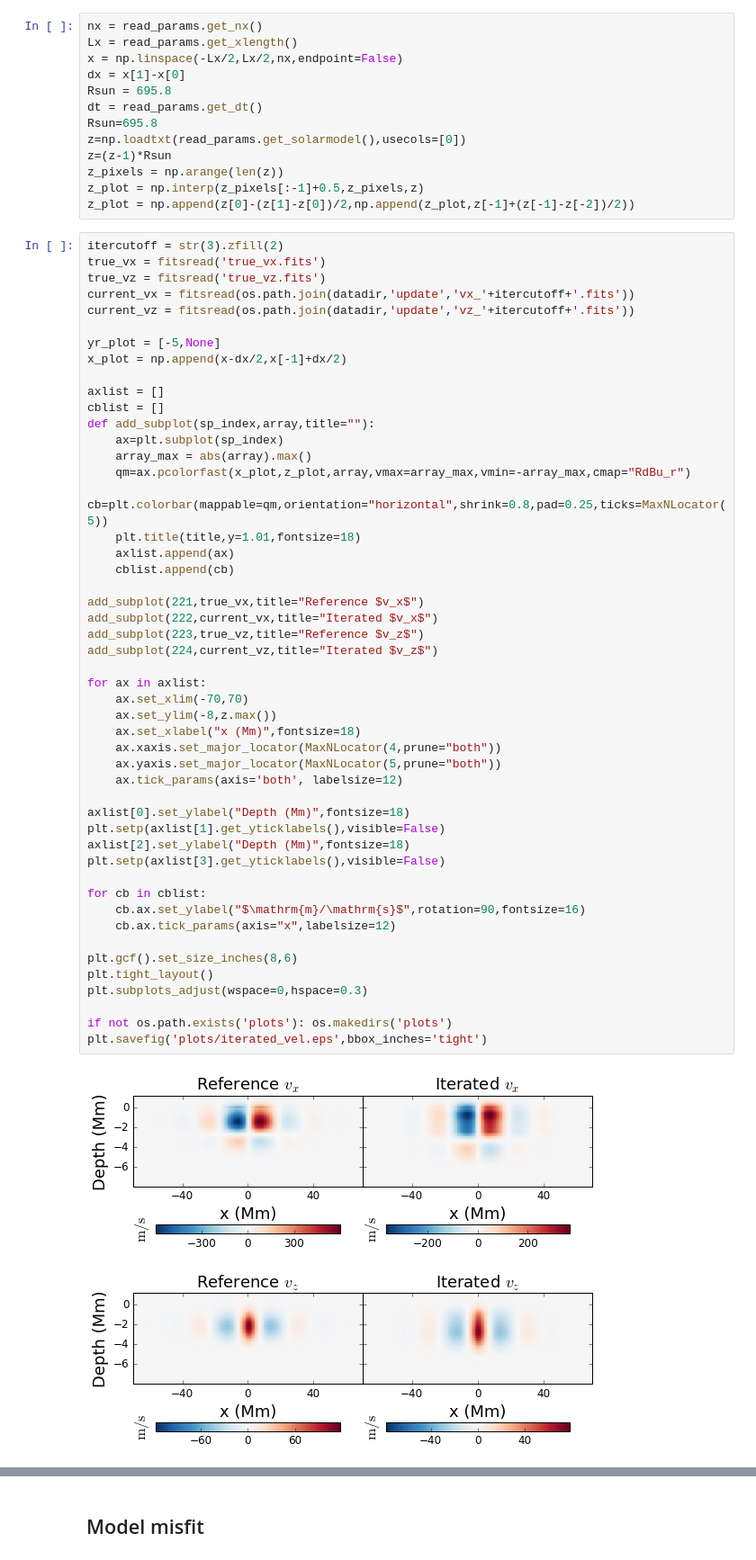
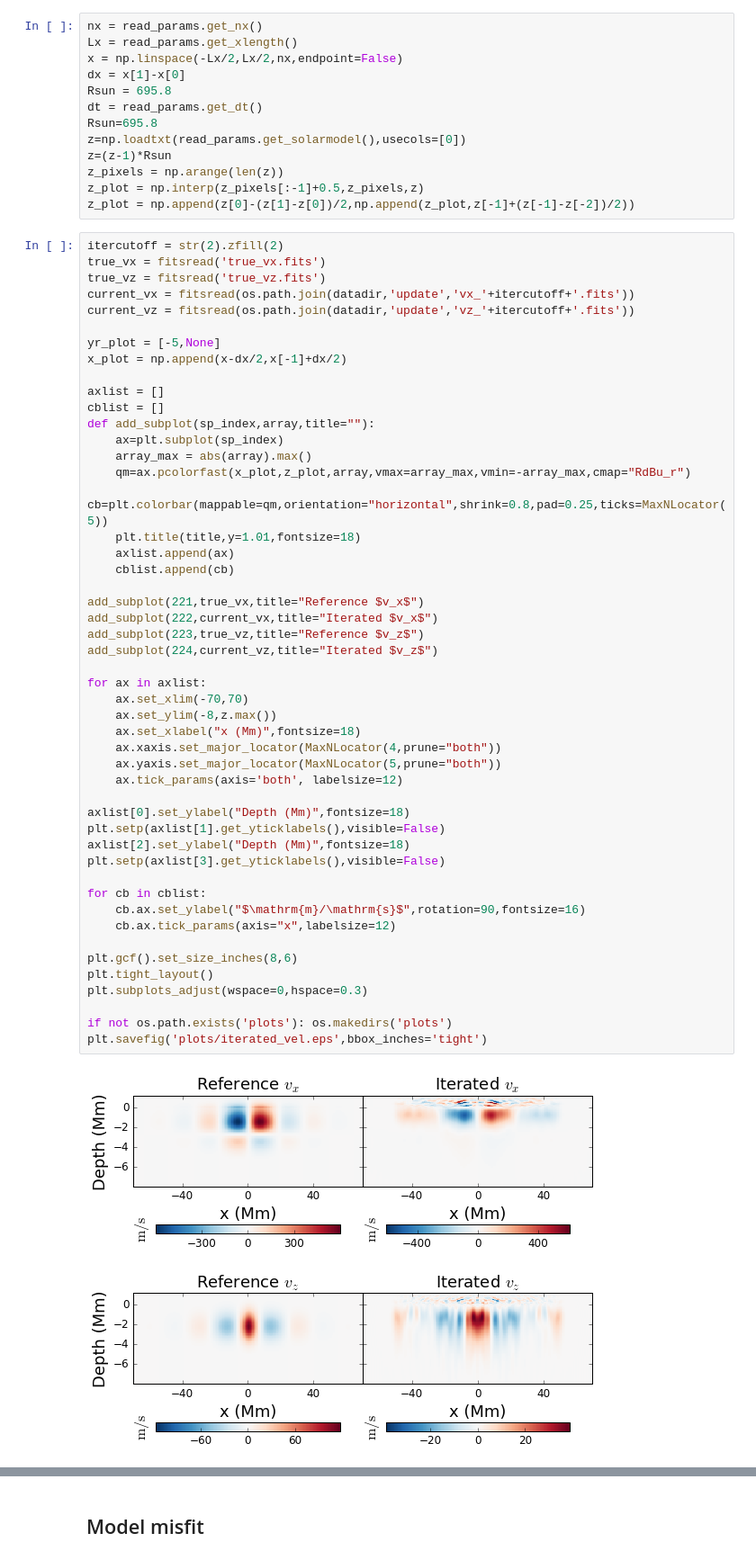
Before and after one commit to jishnub/sparc_flows, a Jupyter notebook: misfit.ipynb, the cells around one changed output, grey strips where cells are left out. Shown at 90% size. Cells and saved outputs as stored; diff of their text form.

```diff
--- a/misfit.ipynb
+++ b/misfit.ipynb
@@ -36,7 +36,7 @@ z_pixels = np.arange(len(z))
 z_plot = np.interp(z_pixels[:-1]+0.5,z_pixels,z)
 z_plot = np.append(z[0]-(z[1]-z[0])/2,np.append(z_plot,z[-1]+(z[-1]-z[-2])/2))
 # %%
-itercutoff = str(3).zfill(2)
+itercutoff = str(2).zfill(2)
 true_vx = fitsread('true_vx.fits')
 true_vz = fitsread('true_vz.fits')
 current_vx = fitsread(os.path.join(datadir,'update','vx_'+itercutoff+'.fits'))
@@ -58,34 +58,34 @@ def add_subplot(sp_index,array,title=""):
 
 add_subplot(221,true_vx,title="Reference $v_x$")
 add_subplot(222,current_vx,title="Iterated $v_x$")
 add_subplot(223,true_vz,title="Reference $v_z$")
 add_subplot(224,current_vz,title="Iterated $v_z$")
 
 for ax in axlist:
     ax.set_xlim(-70,70)
     ax.set_ylim(-8,z.max())
     ax.set_xlabel("x (Mm)",fontsize=18)
     ax.xaxis.set_major_locator(MaxNLocator(4,prune="both"))
     ax.yaxis.set_major_locator(MaxNLocator(5,prune="both"))
     ax.tick_params(axis='both', labelsize=12)
 
 axlist[0].set_ylabel("Depth (Mm)",fontsize=18)
 plt.setp(axlist[1].get_yticklabels(),visible=False)
 axlist[2].set_ylabel("Depth (Mm)",fontsize=18)
 plt.setp(axlist[3].get_yticklabels(),visible=False)
 
 for cb in cblist:
     cb.ax.set_ylabel("$\mathrm{m}/\mathrm{s}$",rotation=90,fontsize=16)
     cb.ax.tick_params(axis="x",labelsize=12)
 
 plt.gcf().set_size_inches(8,6)
 plt.tight_layout()
 plt.subplots_adjust(wspace=0,hspace=0.3)
 
 if not os.path.exists('plots'): os.makedirs('plots')
 plt.savefig('plots/iterated_vel.eps',bbox_inches='tight')
 # %% [output]
-[figure, old version]
+[figure, new version]
 # %%
 # rc('text', usetex=True)
 # rc('font',**{'family':'serif','serif':['Times']})
```
Also changed, not shown: parts of 1 cell of this notebook, 9 other files.
